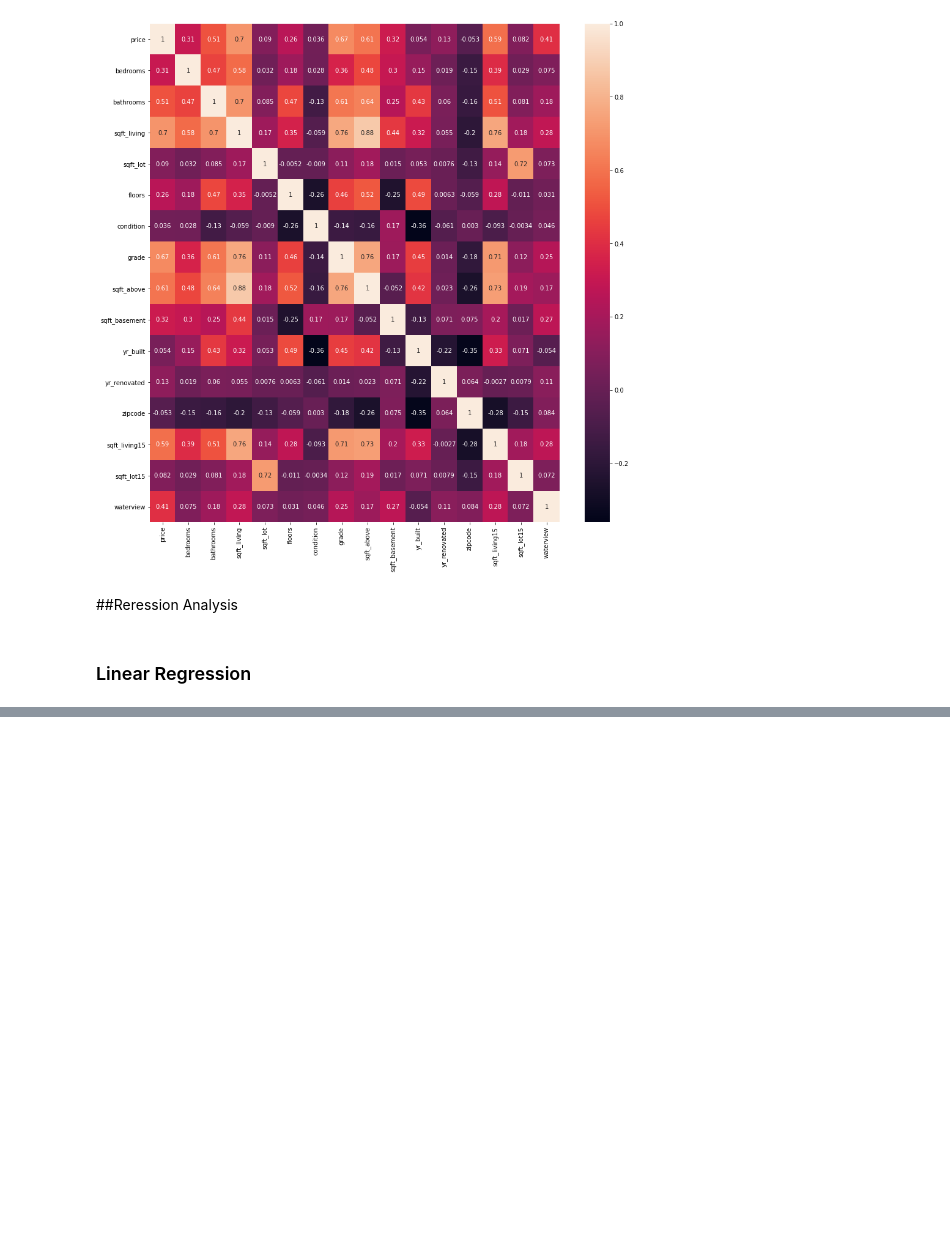
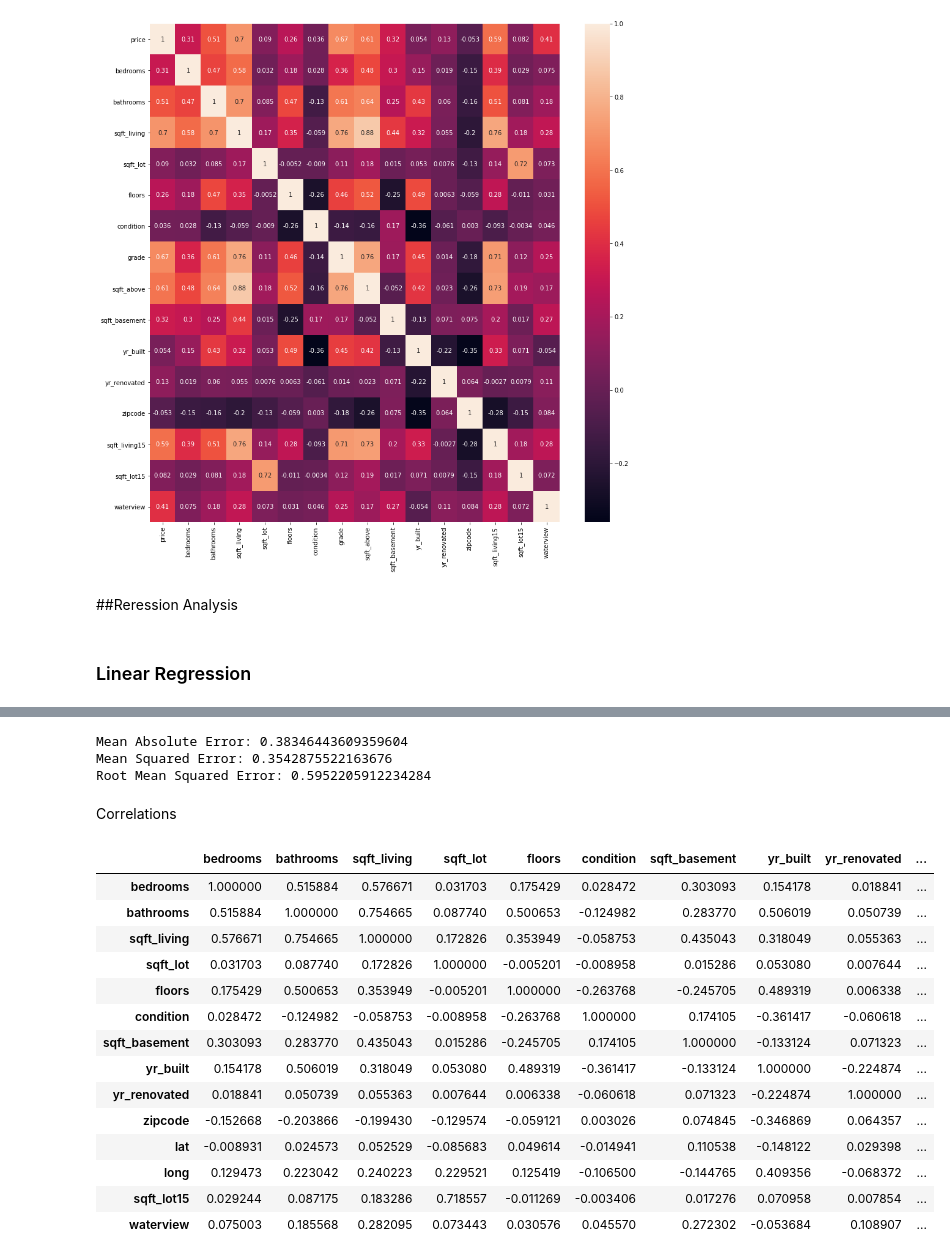
Before and after one commit to NorahEkuttan/Regression_IP_Week7, a Jupyter notebook: Abdilatif_Regression_IP__week7.ipynb, the cells around one changed output, grey strips where cells are left out. Drawn from its saved outputs; the diff is of its cells as text; code cells hidden in the pictures; blank space fills up the shorter version.

```diff
--- a/Abdilatif_Regression_IP__week7.ipynb
+++ b/Abdilatif_Regression_IP__week7.ipynb
@@ -314,0 +366,15 @@ plt.show()
+# %%
+#preprocessing
+from pandas import DataFrame
+from sklearn.preprocessing import RobustScaler
+
+col_names = list(regression.columns)
+
+# perform a robust scaler transform of the dataset
+trans = RobustScaler()
+regression= trans.fit_transform(regression)
+
+
+# convert the array back to a dataframe
+
+regression = DataFrame(regression, columns=col_names)
@@ -314,0 +444,40 @@ plt.show()
+# %%
+# Evaluating the Algorithm
+# ---
+#
+from sklearn import metrics
+print('Mean Absolute Error:', metrics.mean_absolute_error(y_test, y_pred))
+print('Mean Squared Error:', metrics.mean_squared_error(y_test, y_pred))
+print('Root Mean Squared Error:', np.sqrt(metrics.mean_squared_error(y_test, y_pred)))
+
+# our RMSE is a bit high compared to mse we need a lower rmse to get a more accurate predictions
+# %% [output]
+Mean Absolute Error: 0.38346443609359604
+Mean Squared Error: 0.3542875522163676
+Root Mean Squared Error: 0.5952205912234284
+# %% [markdown]
+Correlations
+# %%
+#we want to focus on our independent variables only.
+independent_only = new_house.drop(columns=['sqft_above', 'sqft_living15','grade','price'])
+
+# Let's display the correlations between the variables
+correlations = independent_only.corr()
+
+correlations
+# %% [output]
+|  | bedrooms | bathrooms | sqft_living | sqft_lot | floors | condition | sqft_basement | yr_built | yr_renovated | ... |
+| bedrooms | 1.000000 | 0.515884 | 0.576671 | 0.031703 | 0.175429 | 0.028472 | 0.303093 | 0.154178 | 0.018841 | ... |
+| bathrooms | 0.515884 | 1.000000 | 0.754665 | 0.087740 | 0.500653 | -0.124982 | 0.283770 | 0.506019 | 0.050739 | ... |
+| sqft_living | 0.576671 | 0.754665 | 1.000000 | 0.172826 | 0.353949 | -0.058753 | 0.435043 | 0.318049 | 0.055363 | ... |
+| sqft_lot | 0.031703 | 0.087740 | 0.172826 | 1.000000 | -0.005201 | -0.008958 | 0.015286 | 0.053080 | 0.007644 | ... |
+| floors | 0.175429 | 0.500653 | 0.353949 | -0.005201 | 1.000000 | -0.263768 | -0.245705 | 0.489319 | 0.006338 | ... |
+| condition | 0.028472 | -0.124982 | -0.058753 | -0.008958 | -0.263768 | 1.000000 | 0.174105 | -0.361417 | -0.060618 | ... |
+| sqft_basement | 0.303093 | 0.283770 | 0.435043 | 0.015286 | -0.245705 | 0.174105 | 1.000000 | -0.133124 | 0.071323 | ... |
+| yr_built | 0.154178 | 0.506019 | 0.318049 | 0.053080 | 0.489319 | -0.361417 | -0.133124 | 1.000000 | -0.224874 | ... |
+| yr_renovated | 0.018841 | 0.050739 | 0.055363 | 0.007644 | 0.006338 | -0.060618 | 0.071323 | -0.224874 | 1.000000 | ... |
+| zipcode | -0.152668 | -0.203866 | -0.199430 | -0.129574 | -0.059121 | 0.003026 | 0.074845 | -0.346869 | 0.064357 | ... |
+| lat | -0.008931 | 0.024573 | 0.052529 | -0.085683 | 0.049614 | -0.014941 | 0.110538 | -0.148122 | 0.029398 | ... |
+| long | 0.129473 | 0.223042 | 0.240223 | 0.229521 | 0.125419 | -0.106500 | -0.144765 | 0.409356 | -0.068372 | ... |
+| sqft_lot15 | 0.029244 | 0.087175 | 0.183286 | 0.718557 | -0.011269 | -0.003406 | 0.017276 | 0.070958 | 0.007854 | ... |
+| waterview | 0.075003 | 0.185568 | 0.282095 | 0.073443 | 0.030576 | 0.045570 | 0.272302 | -0.053684 | 0.108907 | ... |
```
Also changed, not shown: parts of 17 cells of this notebook.
